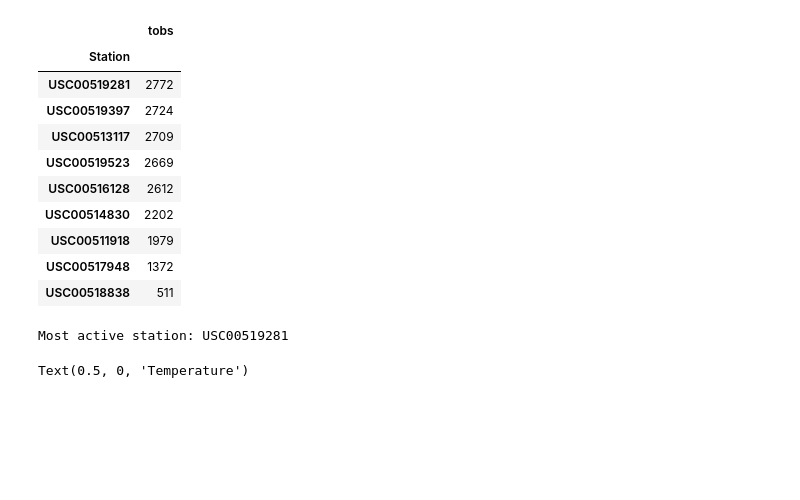
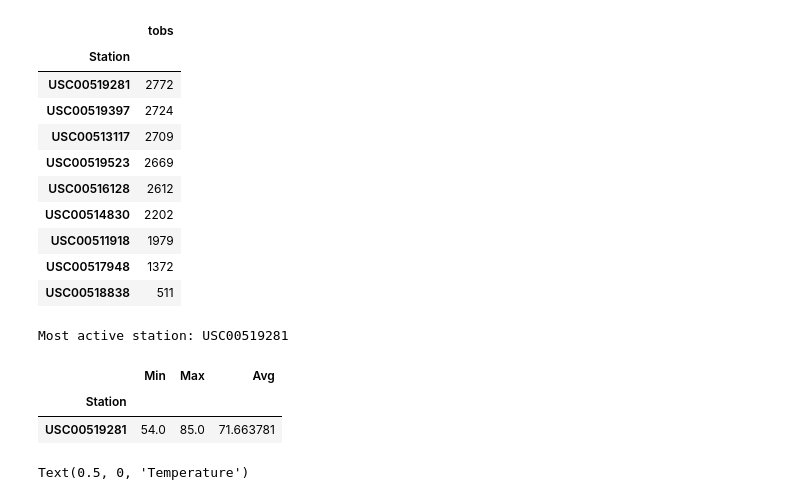
Before and after one commit to amberleeBME/sqlalchemy-challenge, a Jupyter notebook: climate.ipynb, the cells around one changed output. Drawn from its saved outputs; the diff is of its cells as text; code cells hidden in the pictures; blank space fills up the shorter version.

```diff
--- a/climate.ipynb
+++ b/climate.ipynb
@@ -140,13 +126,16 @@ df
 # %%
 # Using the most active station id from the previous query, calculate the lowest, highest, and average temperature.
 active_id=(df.first_valid_index())
 print(f'Most active station: {active_id}')
-station_active=session.query(*sel).filter_by(station=active_id)
-# select(func.min()).select_from(station_active)
-# active_df=pd.DataFrame(station_active,columns=['Station','tobs'])
-# active_df.describe()
+sel_min=[Measurement.station, func.min(Measurement.tobs),func.max(Measurement.tobs),func.avg(Measurement.tobs)]
+station_active=session.query(*sel_min).filter_by(station=active_id)
+active_df=pd.DataFrame(station_active,columns=['Station','Min','Max', 'Avg']).set_index('Station')
+active_df
 # %% [output]
 Most active station: USC00519281
+|  | Min | Max | Avg |
+| Station |  |  |  |
+| USC00519281 | 54.0 | 85.0 | 71.663781 |
 # %%
 # Using the most active station id
 # Query the last 12 months of temperature observation data for this station and plot the results as a histogram
```
Also changed, not shown: parts of 2 cells of this notebook.
